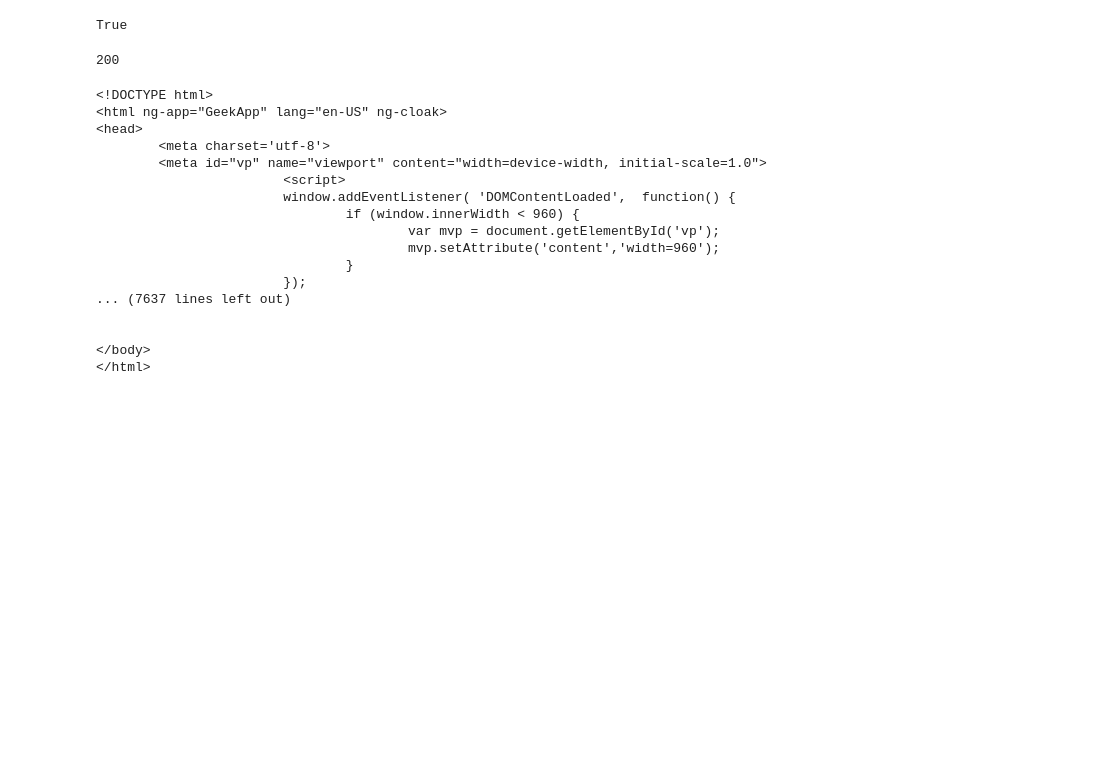
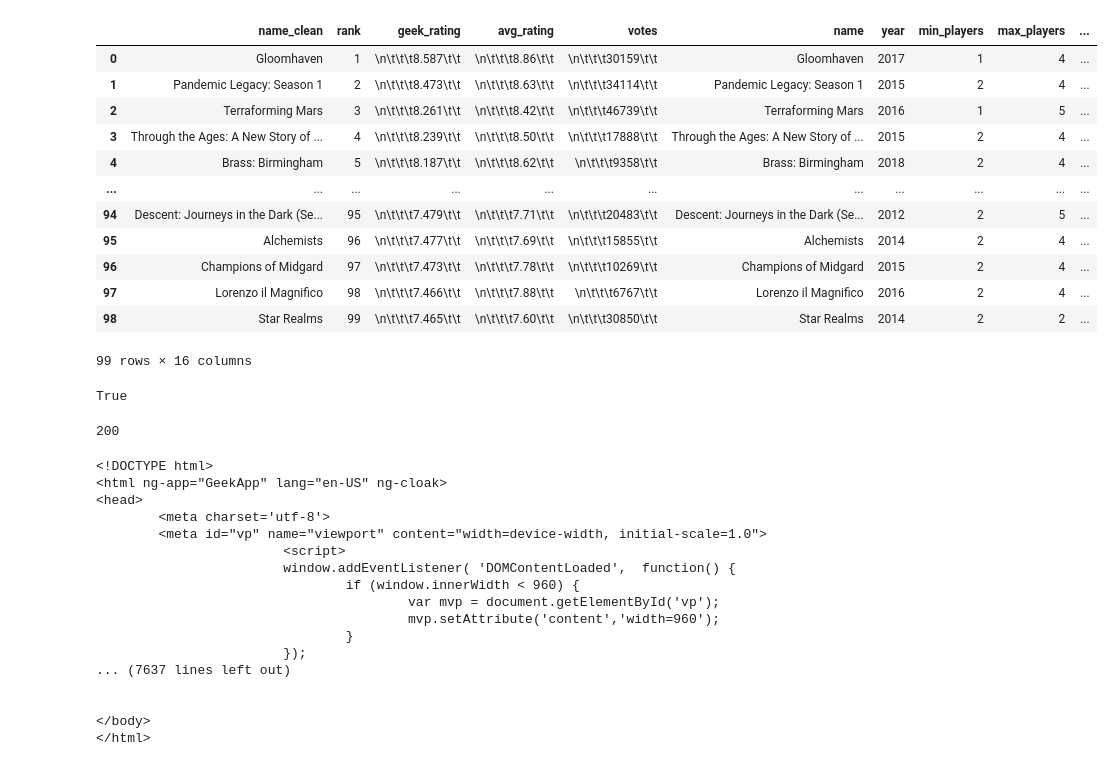
Before and after one commit to misty-garcia/board_games, a Jupyter notebook: top_games.ipynb, the cells around one changed output. Saved outputs shown, nothing was run; the diff lists cells and outputs as text; code cells hidden in the pictures; blank space fills up the shorter version.

Commit message:
messy acquire scratch pad

```diff
--- a/top_games.ipynb
+++ b/top_games.ipynb
@@ -6,0 +11,2 @@ from bs4 import BeautifulSoup
+# %%
+games = acquire.scrape_search()
@@ -7,3 +51,19 @@ from bs4 import BeautifulSoup
+# %%
+pd.DataFrame(games)
+# %% [output]
+|  | name_clean | rank | geek_rating | avg_rating | votes | name | year | min_players | max_players | ... |
+| 0 | Gloomhaven | 1 | \n\t\t\t8.587\t\t | \n\t\t\t8.86\t\t | \n\t\t\t30159\t\t | Gloomhaven | 2017 | 1 | 4 | ... |
+| 1 | Pandemic Legacy: Season 1 | 2 | \n\t\t\t8.473\t\t | \n\t\t\t8.63\t\t | \n\t\t\t34114\t\t | Pandemic Legacy: Season 1 | 2015 | 2 | 4 | ... |
+| 2 | Terraforming Mars | 3 | \n\t\t\t8.261\t\t | \n\t\t\t8.42\t\t | \n\t\t\t46739\t\t | Terraforming Mars | 2016 | 1 | 5 | ... |
+| 3 | Through the Ages: A New Story of ... | 4 | \n\t\t\t8.239\t\t | \n\t\t\t8.50\t\t | \n\t\t\t17888\t\t | Through the Ages: A New Story of ... | 2015 | 2 | 4 | ... |
+| 4 | Brass: Birmingham | 5 | \n\t\t\t8.187\t\t | \n\t\t\t8.62\t\t | \n\t\t\t9358\t\t | Brass: Birmingham | 2018 | 2 | 4 | ... |
+| ... | ... | ... | ... | ... | ... | ... | ... | ... | ... | ... |
+| 94 | Descent: Journeys in the Dark (Se... | 95 | \n\t\t\t7.479\t\t | \n\t\t\t7.71\t\t | \n\t\t\t20483\t\t | Descent: Journeys in the Dark (Se... | 2012 | 2 | 5 | ... |
+| 95 | Alchemists | 96 | \n\t\t\t7.477\t\t | \n\t\t\t7.69\t\t | \n\t\t\t15855\t\t | Alchemists | 2014 | 2 | 4 | ... |
+| 96 | Champions of Midgard | 97 | \n\t\t\t7.473\t\t | \n\t\t\t7.78\t\t | \n\t\t\t10269\t\t | Champions of Midgard | 2015 | 2 | 4 | ... |
+| 97 | Lorenzo il Magnifico | 98 | \n\t\t\t7.466\t\t | \n\t\t\t7.88\t\t | \n\t\t\t6767\t\t | Lorenzo il Magnifico | 2016 | 2 | 4 | ... |
+| 98 | Star Realms | 99 | \n\t\t\t7.465\t\t | \n\t\t\t7.60\t\t | \n\t\t\t30850\t\t | Star Realms | 2014 | 2 | 2 | ... |
+99 rows × 16 columns
 # %%
 response = requests.get('https://boardgamegeek.com/browse/boardgame')
 # %%
```
Also changed, not shown: parts of 18 cells of this notebook.
